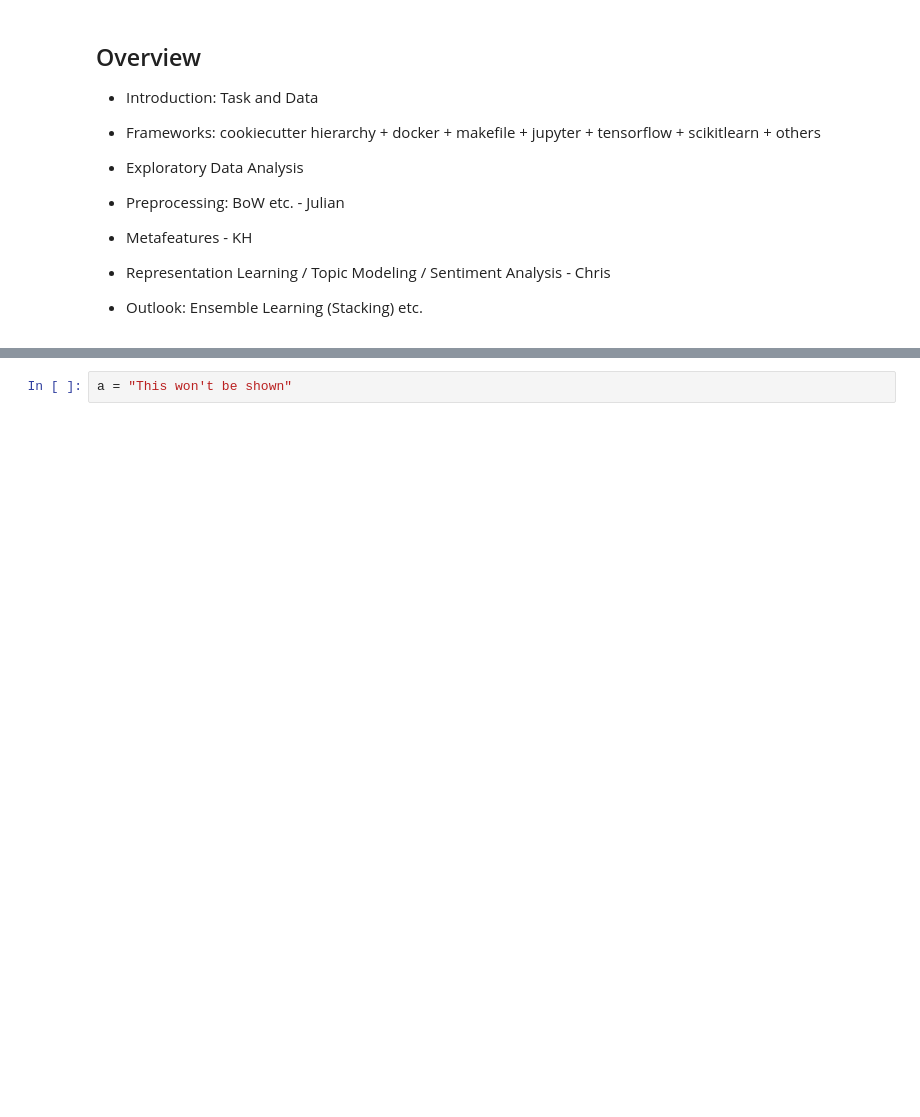
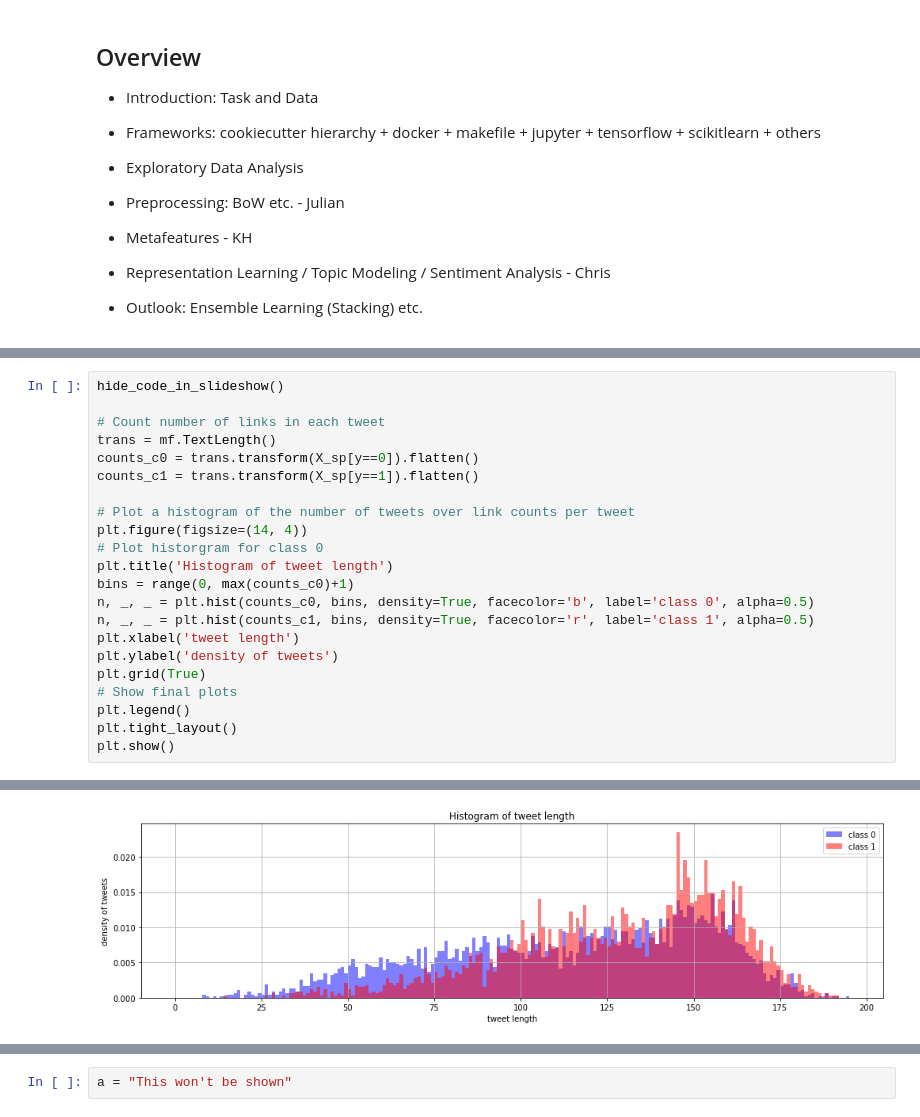
Before and after one commit to cakiki/disaster-tweets, a Jupyter notebook: notebooks/presentation.ipynb, the cells around one changed output, grey strips where cells are left out. Cells and saved outputs as stored; diff of their text form; blank space fills up the shorter version.

```diff
--- a/notebooks/presentation.ipynb
+++ b/notebooks/presentation.ipynb
@@ -57,0 +172,23 @@ f(4)
+# %%
+hide_code_in_slideshow()
+
+# Count number of links in each tweet
+trans = mf.TextLength()
+counts_c0 = trans.transform(X_sp[y==0]).flatten()
+counts_c1 = trans.transform(X_sp[y==1]).flatten()
+
+# Plot a histogram of the number of tweets over link counts per tweet
+plt.figure(figsize=(14, 4))
+# Plot historgram for class 0
+plt.title('Histogram of tweet length')
+bins = range(0, max(counts_c0)+1)
+n, _, _ = plt.hist(counts_c0, bins, density=True, facecolor='b', label='class 0', alpha=0.5)
+n, _, _ = plt.hist(counts_c1, bins, density=True, facecolor='r', label='class 1', alpha=0.5)
+plt.xlabel('tweet length')
+plt.ylabel('density of tweets')
+plt.grid(True)
+# Show final plots
+plt.legend()
+plt.tight_layout()
+plt.show()
+# %% [output]
@@ -57,0 +196 @@ f(4)
+[figure, added]
```
Also changed, not shown: parts of 15 cells of this notebook.
